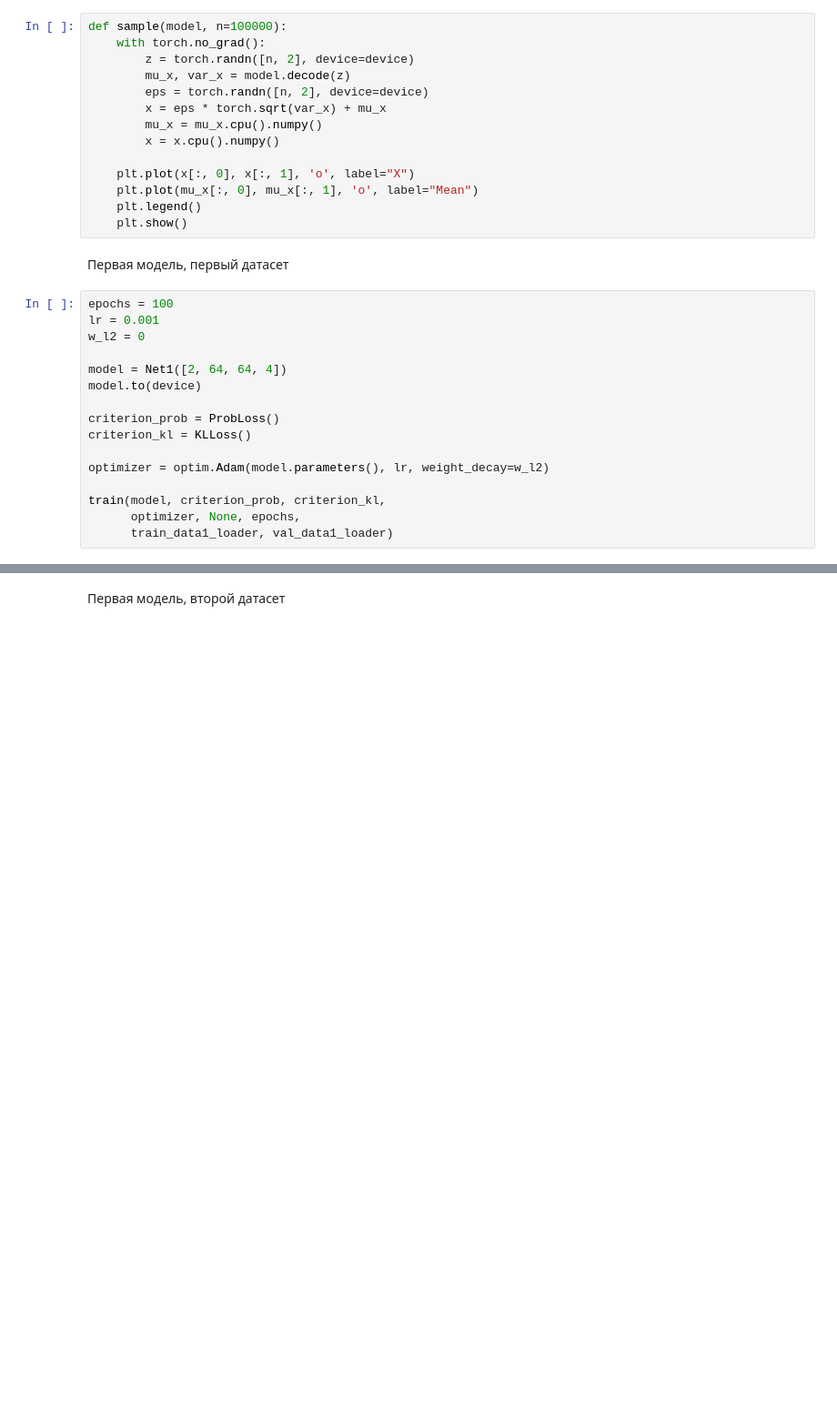
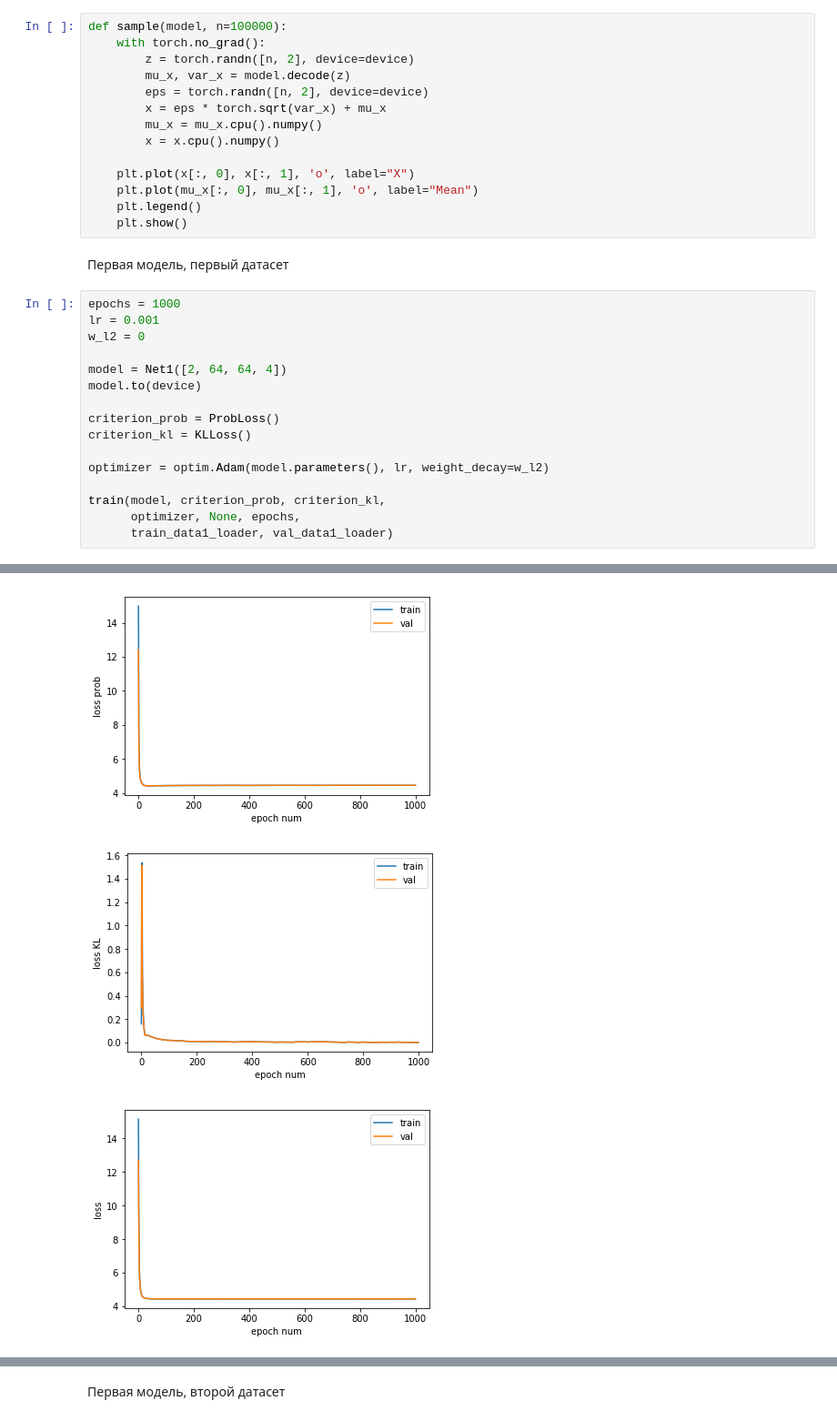
Before and after one commit to GrigoryBartosh/hse07_dul, a Jupyter notebook: hw31.ipynb, the cells around one changed output, grey strips where cells are left out. Shown at 91% size. Cells and saved outputs as stored; diff of their text form; blank space fills up the shorter version.

```diff
--- a/hw31.ipynb
+++ b/hw31.ipynb
@@ -297,7 +301,7 @@ def sample(model, n=100000):
 # %% [markdown]
 Первая модель, первый датасет
 # %%
-epochs = 100
+epochs = 1000
 lr = 0.001
 w_l2 = 0
 
@@ -312,3 +316,4 @@ optimizer = optim.Adam(model.parameters(), lr, weight_decay=w_l2)
 train(model, criterion_prob, criterion_kl,
       optimizer, None, epochs,
       train_data1_loader, val_data1_loader)
+# %% [output]
@@ -315,3 +321,6 @@ train(model, criterion_prob, criterion_kl,
+[figure, added]
+[figure, added]
+[figure, added]
 # %%
 model.eval()
 sample(model)
```
Also changed, not shown: parts of 15 cells of this notebook.
